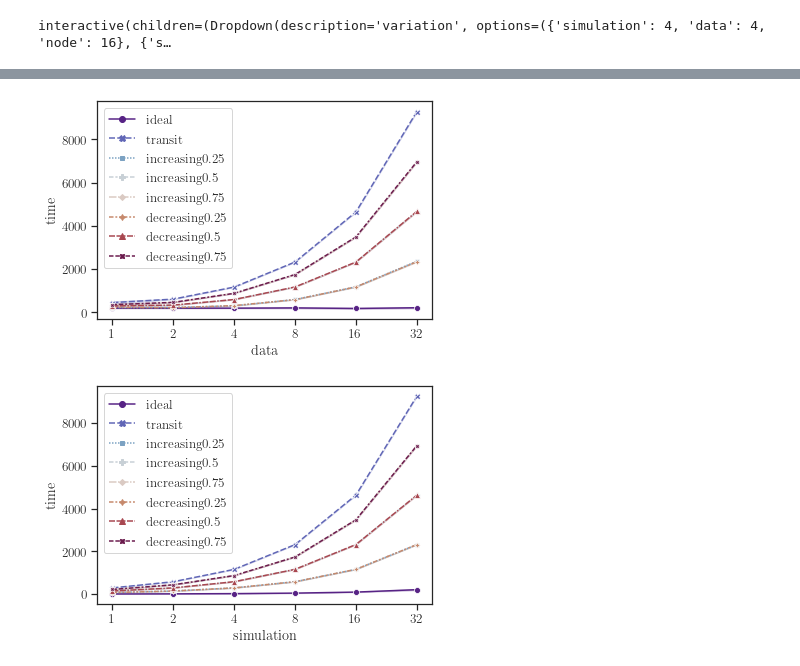
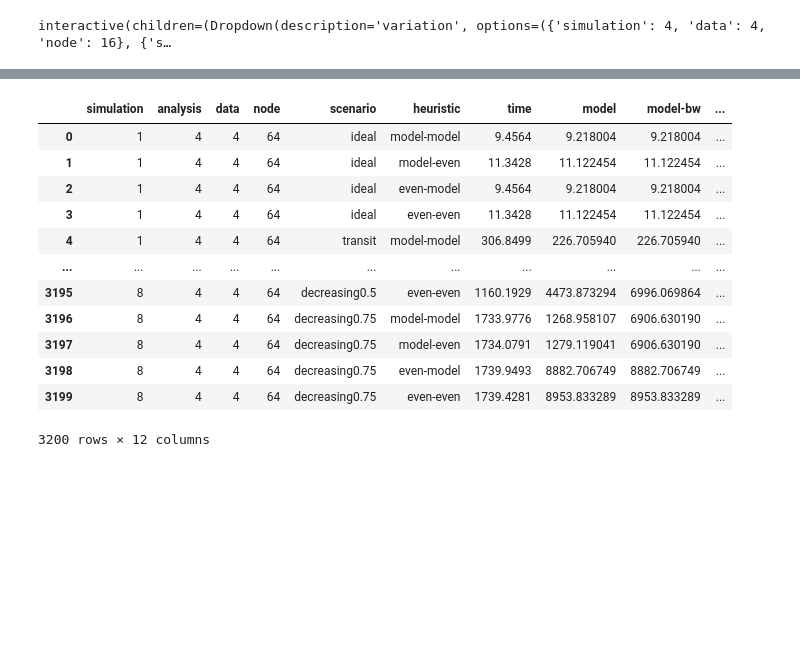
Before and after one commit to Analytics4MD/insitu-ensemble-simulator, a Jupyter notebook: analysis/plot.ipynb, the cells around one changed output, grey strips where cells are left out. Drawn from its saved outputs; the diff is of its cells as text; code cells hidden in the pictures; blank space fills up the shorter version.

```diff
--- a/analysis/plot.ipynb
+++ b/analysis/plot.ipynb
@@ -151,19 +158,34 @@ plt.savefig('node.pdf', bbox_inches='tight', dpi=12000)
-# %%
-size_df = data_df[(data_df['simulation'] == 4) & (data_df['analysis'] == 4) & (data_df['node'] == 16)]
-ax = sns.lineplot(x='data', y='time', hue='scenario', style='scenario', data=size_df, markers=True, palette=palette)
-ax.set_xscale("log", base=2)
-ax.get_xaxis().set_major_formatter(tck.FuncFormatter(lambda x, _: '%.0f'%x))
-ax.legend_.set_title("")
-# plt.legend(loc=8)
-plt.savefig('data.pdf', bbox_inches='tight', dpi=12000)
-# %% [output]
-[figure, removed]
-# %%
-simulation_df = data_df[(data_df['data'] == 4) & (data_df['analysis'] == 4) & (data_df['node'] == 128)]
-ax = sns.lineplot(x='simulation', y='time', hue='scenario', style='scenario', data=simulation_df, markers=True, palette=palette)
-ax.set_xscale("log", base=2)
-ax.get_xaxis().set_major_formatter(tck.FuncFormatter(lambda x, _: '%.0f'%x))
-ax.legend_.set_title("")
-plt.savefig('simulation.pdf', bbox_inches='tight', dpi=12000)
-# %% [output]
-[figure, removed]
+# %%
+scenario_rename_dict = {'ideal':'\\textsc{Ideal}',
+                        'transit':'\\textsc{In-transit}',
+                        'increasing0.25':'\\textsc{Increasing-25\%}',
+                        'increasing0.5':'\\textsc{Increasing-50\%}',
+                        'increasing0.75':'\\textsc{Increasing-75\%}',
+                        'decreasing0.25':'\\textsc{Decreasing-25\%}',
+                        'decreasing0.5':'\\textsc{Decreasing-50\%}',
+                        'decreasing0.75':'\\textsc{Decreasing-75\%}'}
+xlabel_rename_dict = {'analysis':'Number of analyses per simulation',
+                        'simulation':'Number of simulations',
+                        'data':'Data size (GB)',
+                        'node':'Number of compute nodes'}
+ylabel_rename_dict = {'time':'Makespan (s)',
+                        'ideal-normalization':'Normalization to \\textsc{Ideal}',
+                        'model-normalization':'Normalization to \\textsc{Co-alloc}'}
+new_csv = "./data_new.csv"
+new_df = pd.read_csv(new_csv, comment='#')
+new_df['ratio'] = new_df['time'] / new_df['model']
+new_df
+# %% [output]
+|  | simulation | analysis | data | node | scenario | heuristic | time | model | model-bw | ... |
+| 0 | 1 | 4 | 4 | 64 | ideal | model-model | 9.4564 | 9.218004 | 9.218004 | ... |
+| 1 | 1 | 4 | 4 | 64 | ideal | model-even | 11.3428 | 11.122454 | 11.122454 | ... |
+| 2 | 1 | 4 | 4 | 64 | ideal | even-model | 9.4564 | 9.218004 | 9.218004 | ... |
+| 3 | 1 | 4 | 4 | 64 | ideal | even-even | 11.3428 | 11.122454 | 11.122454 | ... |
+| 4 | 1 | 4 | 4 | 64 | transit | model-model | 306.8499 | 226.705940 | 226.705940 | ... |
+| ... | ... | ... | ... | ... | ... | ... | ... | ... | ... | ... |
+| 3195 | 8 | 4 | 4 | 64 | decreasing0.5 | even-even | 1160.1929 | 4473.873294 | 6996.069864 | ... |
+| 3196 | 8 | 4 | 4 | 64 | decreasing0.75 | model-model | 1733.9776 | 1268.958107 | 6906.630190 | ... |
+| 3197 | 8 | 4 | 4 | 64 | decreasing0.75 | model-even | 1734.0791 | 1279.119041 | 6906.630190 | ... |
+| 3198 | 8 | 4 | 4 | 64 | decreasing0.75 | even-model | 1739.9493 | 8882.706749 | 8882.706749 | ... |
+| 3199 | 8 | 4 | 4 | 64 | decreasing0.75 | even-even | 1739.4281 | 8953.833289 | 8953.833289 | ... |
+3200 rows × 12 columns
```
Also changed, not shown: parts of 17 cells of this notebook.
